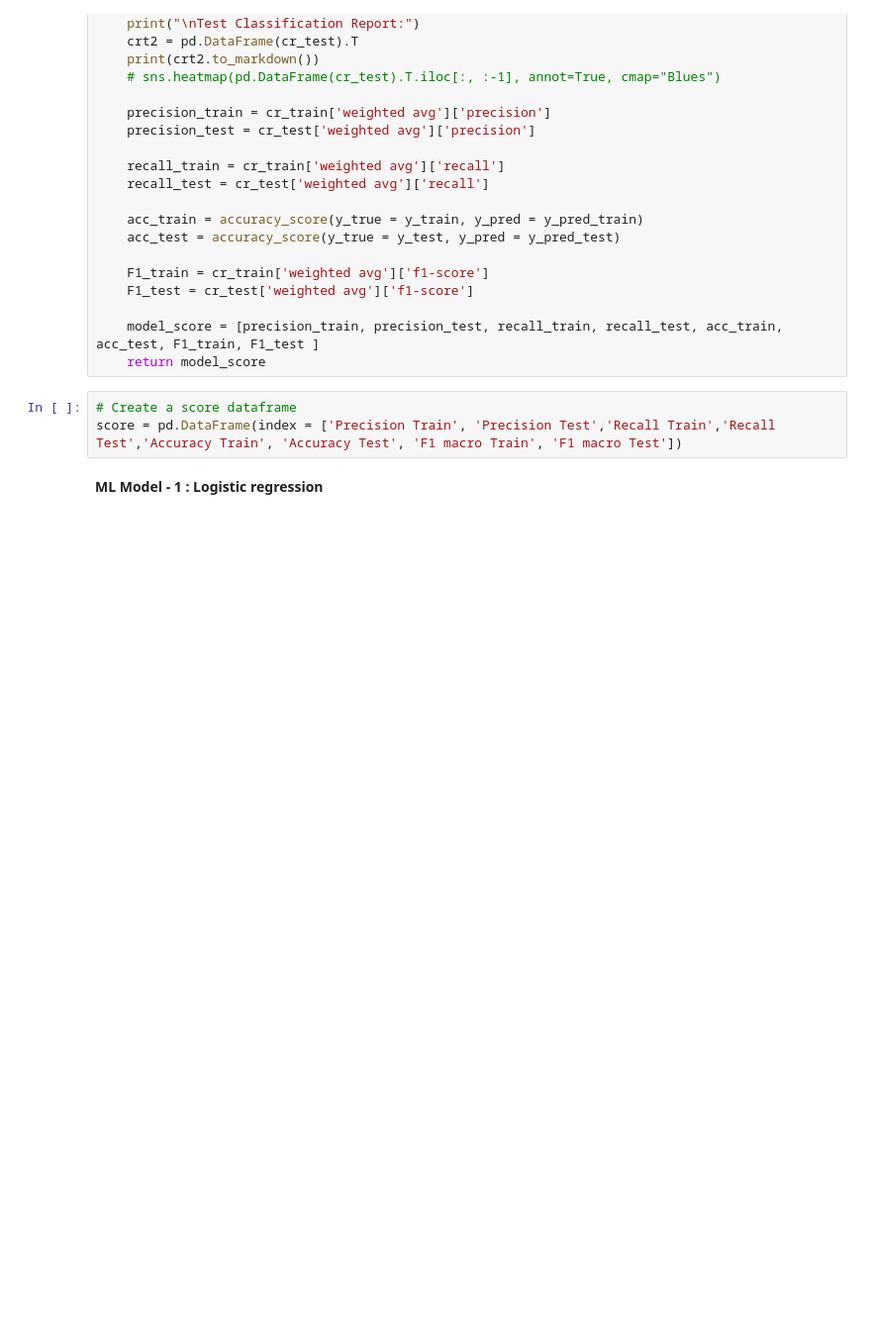
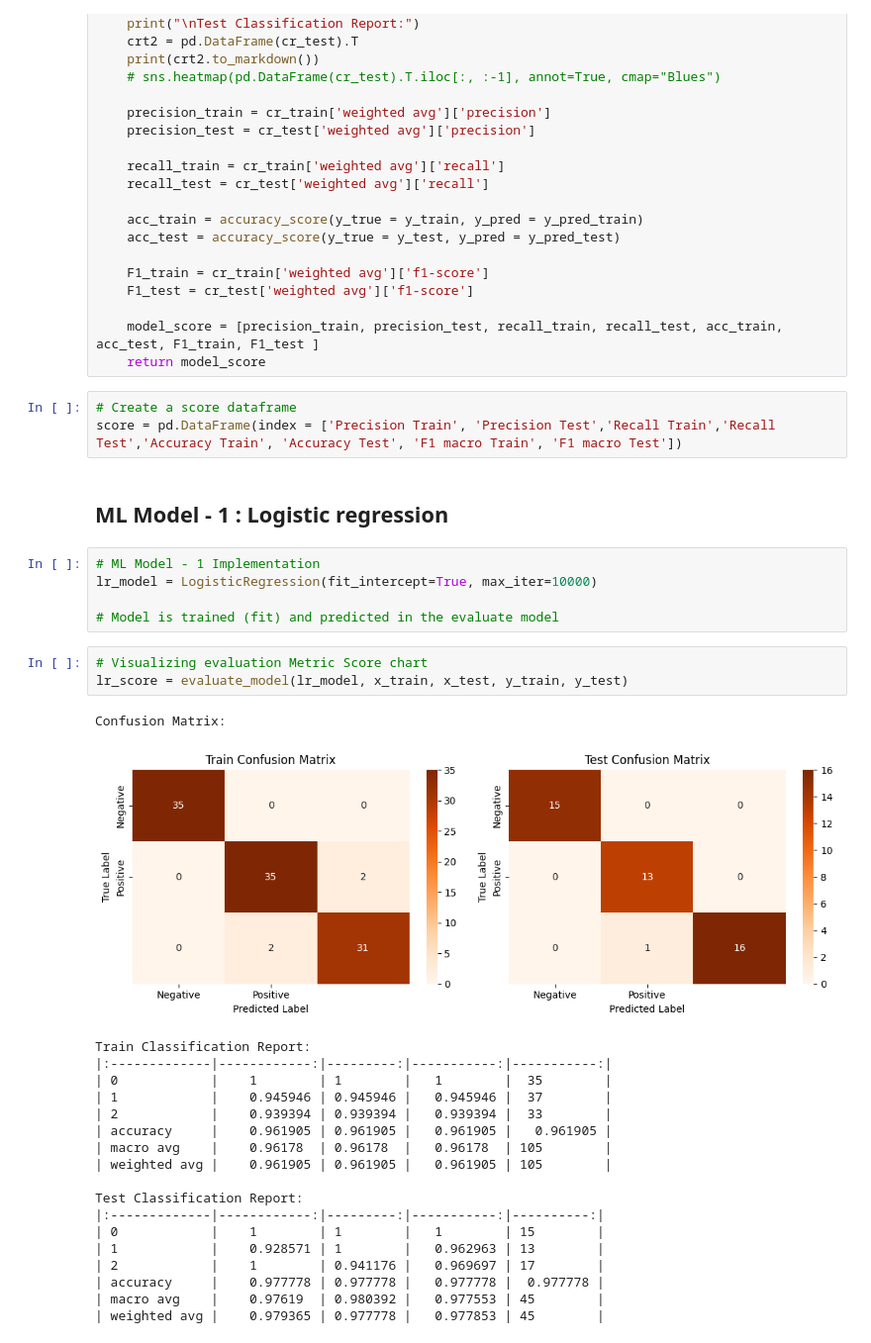
Before and after one commit to rsys-adsingh/Classification, a Jupyter notebook: ClassificationAlgo.ipynb, the cells around one changed output. Shown: that part at 99% size. Saved outputs shown, nothing was run; the diff lists cells and outputs as text; blank space fills up the shorter version.

```diff
--- a/ClassificationAlgo.ipynb
+++ b/ClassificationAlgo.ipynb
@@ -375,4 +375,32 @@ def evaluate_model(model, x_train, x_test, y_train, y_test):
 # Create a score dataframe
 score = pd.DataFrame(index = ['Precision Train', 'Precision Test','Recall Train','Recall Test','Accuracy Train', 'Accuracy Test', 'F1 macro Train', 'F1 macro Test'])
 # %% [markdown]
-**ML Model - 1 : Logistic regression**
+## **ML Model - 1 : Logistic regression**
+# %%
+# ML Model - 1 Implementation
+lr_model = LogisticRegression(fit_intercept=True, max_iter=10000)
+
+# Model is trained (fit) and predicted in the evaluate model
+# %%
+# Visualizing evaluation Metric Score chart
+lr_score = evaluate_model(lr_model, x_train, x_test, y_train, y_test)
+# %% [output]
+Confusion Matrix:
+[figure, added]
+Train Classification Report:
+|:-------------|------------:|---------:|-----------:|-----------:|
+| 0            |    1        | 1        |   1        |  35        |
+| 1            |    0.945946 | 0.945946 |   0.945946 |  37        |
+| 2            |    0.939394 | 0.939394 |   0.939394 |  33        |
+| accuracy     |    0.961905 | 0.961905 |   0.961905 |   0.961905 |
+| macro avg    |    0.96178  | 0.96178  |   0.96178  | 105        |
+| weighted avg |    0.961905 | 0.961905 |   0.961905 | 105        |
+
+Test Classification Report:
+|:-------------|------------:|---------:|-----------:|----------:|
+| 0            |    1        | 1        |   1        | 15        |
+| 1            |    0.928571 | 1        |   0.962963 | 13        |
+| 2            |    1        | 0.941176 |   0.969697 | 17        |
+| accuracy     |    0.977778 | 0.977778 |   0.977778 |  0.977778 |
+| macro avg    |    0.97619  | 0.980392 |   0.977553 | 45        |
+| weighted avg |    0.979365 | 0.977778 |   0.977853 | 45        |
```
Also changed, not shown: parts of 47 cells of this notebook.
